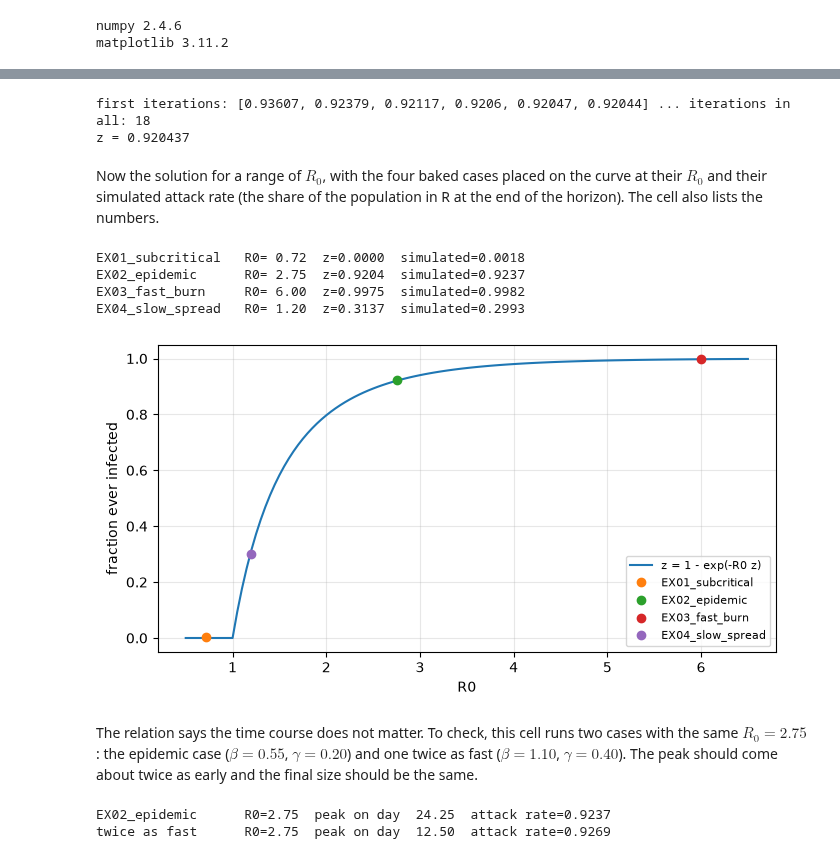
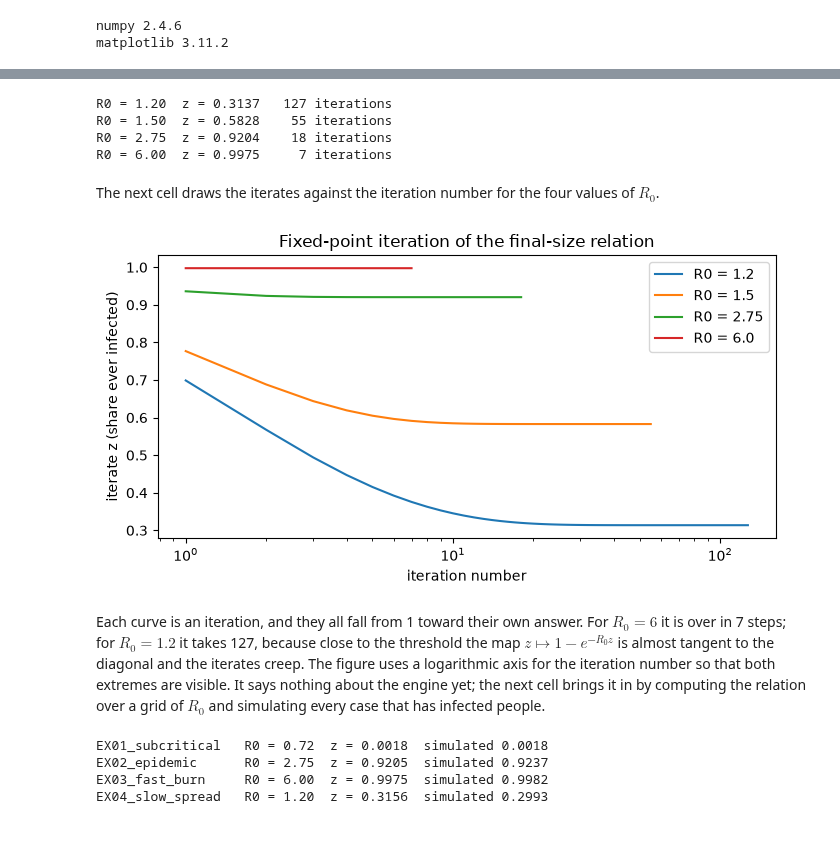
Before and after one commit to fsantibanezleal/CAOS_PRODUCT_TEMPLATE, a Jupyter notebook: notebooks/en/02-threshold-and-final-size/02-the-final-size.ipynb, the cells around one changed output, grey strips where cells are left out. Cells and saved outputs as stored; diff of their text form; code cells hidden in the pictures.

```diff
--- a/notebooks/en/02-threshold-and-final-size/02-the-final-size.ipynb
+++ b/notebooks/en/02-threshold-and-final-size/02-the-final-size.ipynb
@@ -93,47 +86,49 @@ It does not contain the contact rate or the recovery rate separately, only their
 # %%
-# Solve the final-size relation by fixed-point iteration, printing the first iterations and their count for R0 = 2.75
-first = []
-solution = final_size(2.75, trace=first)
-print("first iterations:", [round(float(v), 5) for v in first[:6]], "... iterations in all:", len(first))
-print("z =", round(solution, 6))
+# the same iteration for four values of R0, to see how many steps each one needs
+traces = {}
+for value in (1.2, 1.5, 2.75, 6.0):
+    traces[value] = []
+    final_size(value, trace=traces[value])
+    print(f"R0 = {value:4.2f}  z = {traces[value][-1]:.4f}  {len(traces[value]):4d} iterations")
 # %% [output]
-first iterations: [0.93607, 0.92379, 0.92117, 0.9206, 0.92047, 0.92044] ... iterations in all: 18
-z = 0.920437
+R0 = 1.20  z = 0.3137   127 iterations
+R0 = 1.50  z = 0.5828    55 iterations
+R0 = 2.75  z = 0.9204    18 iterations
+R0 = 6.00  z = 0.9975     7 iterations
 # %% [markdown]
-Now the solution for a range of $R_0$, with the four baked cases placed on the curve at their $R_0$ and their simulated attack rate (the share of the population in R at the end of the horizon). The cell also lists the numbers.
+The next cell draws the iterates against the iteration number for the four values of $R_0$.
 # %%
-# Draw z against R0 and place each baked case at (R0, simulated attack rate)
-grid = np.linspace(0.5, 6.5, 121)
+# draw the iterates against the iteration number for the four values of R0
 fig, ax = plt.subplots(figsize=(7, 3.8))
-ax.plot(grid, [final_size(g) for g in grid], label="z = 1 - exp(-R0 z)")
-for case_id in OUTBREAKS:
-    p = params_of(case_id)
-    r = simulate(p)
-    r0 = p.beta / p.gamma
-    ax.plot([r0], [r.attack_rate], "o", label=case_id)
-    print(f"{case_id:18s} R0={r0:5.2f}  z={final_size(r0):.4f}  simulated={r.attack_rate:.4f}")
-ax.set_xlabel("R0")
-ax.set_ylabel("fraction ever infected")
-ax.legend(fontsize=8)
-ax.grid(True, alpha=0.3)
+for value, trace in traces.items():
+    ax.plot(range(1, len(trace) + 1), trace, label=f"R0 = {value}")
+ax.set_xscale("log")
+ax.set_xlabel("iteration number")
+ax.set_ylabel("iterate z (share ever infected)")
+ax.set_title("Fixed-point iteration of the final-size relation")
+ax.legend()
 fig.tight_layout()
 plt.show()
 # %% [output]
-EX01_subcritical   R0= 0.72  z=0.0000  simulated=0.0018
-EX02_epidemic      R0= 2.75  z=0.9204  simulated=0.9237
-EX03_fast_burn     R0= 6.00  z=0.9975  simulated=0.9982
-EX04_slow_spread   R0= 1.20  z=0.3137  simulated=0.2993
-[figure, old version]
+[figure, new version]
 # %% [markdown]
-The relation says the time course does not matter. To check, this cell runs two cases with the same $R_0 = 2.75$: the epidemic case ($\beta = 0.55$, $\gamma = 0.20$) and one twice as fast ($\beta = 1.10$, $\gamma = 0.40$). The peak should come about twice as early and the final size should be the same.
+Each curve is an iteration, and they all fall from 1 toward their own answer. For $R_0 = 6$ it is over in 7 steps; for $R_0 = 1.2$ it takes 127, because close to the threshold the map $z \mapsto 1 - e^{-R_0 z}$ is almost tangent to the diagonal and the iterates creep. The figure uses a logarithmic axis for the iteration number so that both extremes are visible. It says nothing about the engine yet; the next cell brings it in by computing the relation over a grid of $R_0$ and simulating every case that has infected people.
 # %%
-# Two runs with the same R0 and different speed: the peak moves, the final size does not
-base = params_of("EX02_epidemic")
-fast = SIRParams("twice_as_fast", base.beta * 2, base.gamma * 2, base.N, base.I0, base.days)
-for label, q in (("EX02_epidemic", base), ("twice as fast", fast)):
-    r = simulate(q)
-    print(f"{label:18s} R0={q.beta / q.gamma:.2f}  peak on day {r.t_peak:6.2f}  attack rate={r.attack_rate:.4f}")
+# the final-size curve over R0, and the attack rate the engine simulates for every case that has infected people
+grid = np.linspace(0.5, 6.5, 121)
+curve = [final_size(g) for g in grid]
+points = {}
+for case_id in CASES:
+    p = params_of(case_id)
+    if p.I0 == 0:
+        continue
+    r0_case = p.beta / p.gamma
+    points[case_id] = (r0_case, simulate(p).attack_rate)
+    print(f"{case_id:18s} R0 = {r0_case:4.2f}  z = {final_size(r0_case, p.I0 / p.N):.4f}", end="  ")
+    print(f"simulated {points[case_id][1]:.4f}")
 # %% [output]
-EX02_epidemic      R0=2.75  peak on day  24.25  attack rate=0.9237
-twice as fast      R0=2.75  peak on day  12.50  attack rate=0.9269
+EX01_subcritical   R0 = 0.72  z = 0.0018  simulated 0.0018
+EX02_epidemic      R0 = 2.75  z = 0.9205  simulated 0.9237
+EX03_fast_burn     R0 = 6.00  z = 0.9975  simulated 0.9982
+EX04_slow_spread   R0 = 1.20  z = 0.3156  simulated 0.2993
 # %% [markdown]
```
Also changed, not shown: parts of 26 cells of this notebook, 16 other files.
